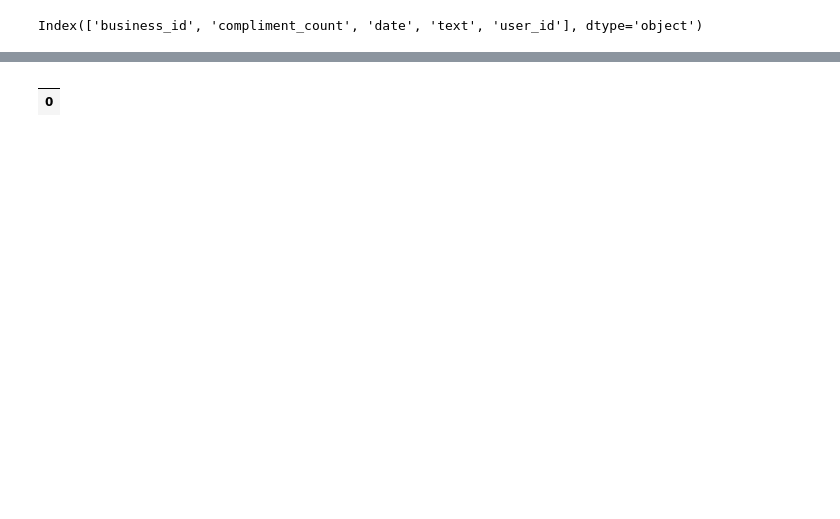
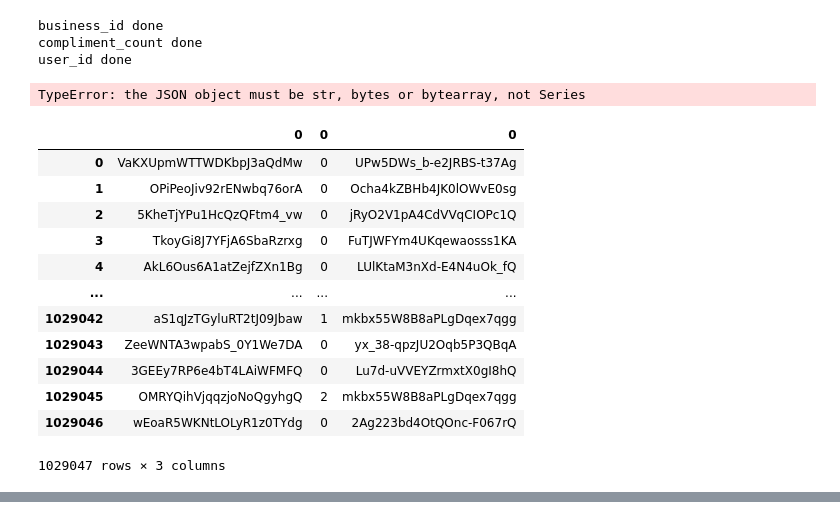
Before and after one commit to stupidMoewe/project_db, a Jupyter notebook: run.ipynb, the cells around one changed output, grey strips where cells are left out. Cells and saved outputs as stored; diff of their text form; code cells hidden in the pictures; blank space fills up the shorter version.

```diff
--- a/run.ipynb
+++ b/run.ipynb
@@ -37,10 +61,17 @@ review.head(10)
 # %%
-tip = pd.read_csv('yelp_academic_dataset_tip.csv', delimiter='\t')
+tip = pd.read_csv('yelp_academic_dataset_tip.csv')
 tip.head(10)
 # %% [output]
 |  | business_id | compliment_count | date | text | user_id |
 | 0 | {'0': 'VaKXUpmWTTWDKbpJ3aQdMw', '... | {'0': 0, '1': 0, '2': 0, '3': 0, ... | {'0': 1395892284000, '1': 1369461... | {'0': 'Great for watching games, ... | {'0': 'UPw5DWs_b-e2JRBS-t37Ag', '... |
-# %%
-tip.columns
-# %% [output]
-Index(['business_id', 'compliment_count', 'date', 'text', 'user_id'], dtype='object')
+# %%
+business_id_col = pd.DataFrame.from_dict(tip.business_id.apply(json_cleaning).apply(lambda x: json.loads(x)).to_list(),orient='columns').transpose()
+print("business_id done")
+compliment_count_col = pd.DataFrame.from_dict(tip.compliment_count.apply(json_cleaning).apply(lambda x: json.loads(x)).to_list(),orient='columns').transpose()
+print("compliment_count done")
+user_id_col = pd.DataFrame.from_dict(tip.user_id.apply(json_cleaning).apply(lambda x: json.loads(x)).to_list(),orient='columns').transpose()
+print("user_id done")
+# %% [output]
+business_id done
+compliment_count done
+user_id done
@@ -46,0 +86,7 @@ Index(['business_id', 'compliment_count', 'date', 'text', 'user_id'], dtype='obj
+# %%
+# date_col = pd.DataFrame.from_dict(tip.date.apply(json_cleaning).apply(lambda x: json.loads(x)).to_list(), orient="columns").transpose()
+# print("date done")
+text_col = pd.DataFrame.from_dict(tip.text.apply(spacial_json_cleaning).apply(lambda x: json.loads(x)).to_list(),orient='columns').transpose()
+print("text done")
+# %% [output]
+TypeError: the JSON object must be str, bytes or bytearray, not Series
@@ -47,3 +95,21 @@ Index(['business_id', 'compliment_count', 'date', 'text', 'user_id'], dtype='obj
+# %%
+df_tip = pd.concat([business_id_col, compliment_count_col, user_id_col], axis=1)
+# %%
+df_tip
+# %% [output]
+|  | 0 | 0 | 0 |
+| 0 | VaKXUpmWTTWDKbpJ3aQdMw | 0 | UPw5DWs_b-e2JRBS-t37Ag |
+| 1 | OPiPeoJiv92rENwbq76orA | 0 | Ocha4kZBHb4JK0lOWvE0sg |
+| 2 | 5KheTjYPu1HcQzQFtm4_vw | 0 | jRyO2V1pA4CdVVqCIOPc1Q |
+| 3 | TkoyGi8J7YFjA6SbaRzrxg | 0 | FuTJWFYm4UKqewaosss1KA |
+| 4 | AkL6Ous6A1atZejfZXn1Bg | 0 | LUlKtaM3nXd-E4N4uOk_fQ |
+| ... | ... | ... | ... |
+| 1029042 | aS1qJzTGyluRT2tJ09Jbaw | 1 | mkbx55W8B8aPLgDqex7qgg |
+| 1029043 | ZeeWNTA3wpabS_0Y1We7DA | 0 | yx_38-qpzJU2Oqb5P3QBqA |
+| 1029044 | 3GEEy7RP6e4bT4LAiWFMFQ | 0 | Lu7d-uVVEYZrmxtX0gI8hQ |
+| 1029045 | OMRYQihVjqqzjoNoQgyhgQ | 2 | mkbx55W8B8aPLgDqex7qgg |
+| 1029046 | wEoaR5WKNtLOLyR1z0TYdg | 0 | 2Ag223bd4OtQOnc-F067rQ |
+1029047 rows × 3 columns
 # %%
 user = pd.read_csv('yelp_academic_dataset_user.csv')
 # %%
@@ -61,10 +127,3 @@ user.head(10)
 | 8 | 4.21 | 95 | 7 | 95 | 60 | 3 | ... |
 | 9 | 4.53 | 14 | 2 | 14 | 13 | 0 | ... |
 10 rows × 22 columns
-# %%
-reff = pd.json_normalize(tip.business_id)
-df = pd.DataFrame(data=reff)
-df
-# %% [output]
-|  |
-| 0 |
```
Also changed, not shown: parts of 14 cells of this notebook.
